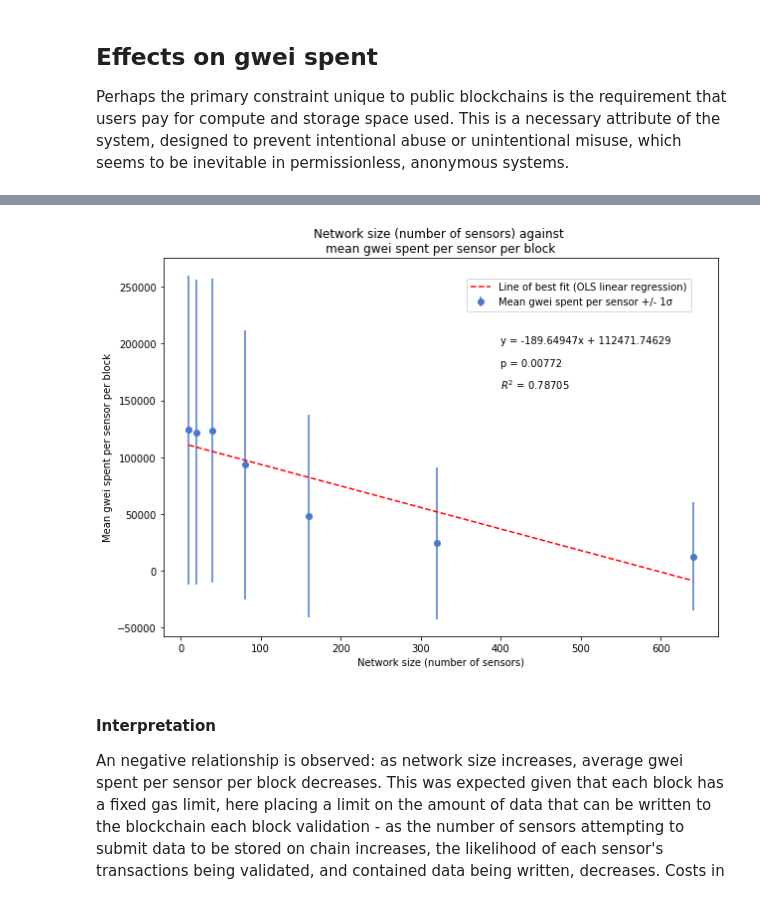
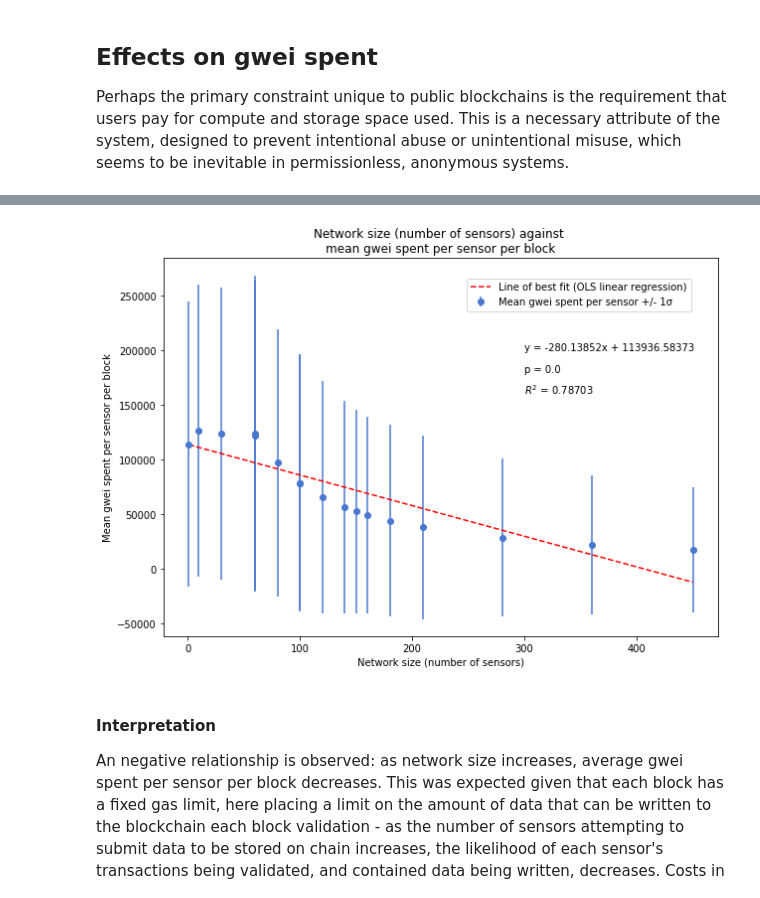
Before and after one commit to johnx25bd/ucl-dissertation, a Jupyter notebook: models/abm/in-development/connected_network/SensorBlockchainNetwork-analyze.ipynb, the cells around one changed output, grey strips where cells are left out. Saved outputs shown, nothing was run; the diff lists cells and outputs as text; code cells hidden in the pictures.

Commit message:
Built out analyses ... visualizing IVs effects on DVs. Tomorrow output graphics and start the final write-up of results ... unless another model run is required.

```diff
--- a/models/abm/in-development/connected_network/SensorBlockchainNetwork-analyze.ipynb
+++ b/models/abm/in-development/connected_network/SensorBlockchainNetwork-analyze.ipynb
@@ -37,17 +54 @@ files = [file for file in os.listdir('./data/runs') if 'pickles' not in file and
 model_dataframes = {}
-# %%
-for file in files:
-
-    try:
-
-        f = open('./data/runs/' + file, 'rb')
-        dfs = pickle.load(f)
-        f.close()
-
-        model_df = dfs['batch_model_df']
-        calculate_summary_stats_from_agent_vars_dfs(model_df)
-
-        model_dataframes[file.replace('.pkl', '')] = model_df
-
-    except:
-        print(file)
@@ -55,0 +55,4 @@ batch_run_1_record_freq.pkl
+# %%
+for file in files:
+
+    model_dataframes[file.replace('.pkl', '')] = get_model_vars_df_from_pickle('./data/run-3/' + file)
@@ -62,3 +68,8 @@ num_sensors_model_df = dataframes['batch_run_1_num_sensors']['batch_model_df']
+# %%
+num_sensors_model_df = model_dataframes['batch_run_1_num_sensors']
+num_sensors_model_df_2 = get_model_vars_df_from_pickle('./data/run-3/batch_run_60-200_sweep_sensors.pkl')
+# %%
+num_sensors_model_df = pd.concat([num_sensors_model_df, num_sensors_model_df_2]).sort_values('num_sensors').reset_index().drop('index', axis=1)
 # %%
 pearson_corr(num_sensors_model_df, 'num_sensors', 'mining_mean')
 # %% [output]
@@ -323,20 +358,20 @@ y_lobf_gwei = [x_lobf_gwei[0] * gradient_gwei + intercept_gwei, x_lobf_gwei[1] *
 # %%
 
 # Visualizing observations and OLS regression
 plt.figure(figsize=(10,7))
 plt.errorbar(num_sensors_model_df['num_sensors'], num_sensors_model_df['gwei_spent_mean'], yerr=num_sensors_model_df['gwei_spent_std'], fmt='o', label="Mean gwei spent per sensor +/- 1σ ")
 plt.plot(x_lobf_gwei, y_lobf_gwei, 'r--', label="Line of best fit (OLS linear regression)" )
 plt.legend(bbox_to_anchor=(0.96, 0.96))
-plt.text(400, 200000, "y = " + str(round(gradient_gwei, 5)) + 'x + ' + str(round(intercept_gwei, 5)))
-plt.text(400,180000,"p = " + str(round(pval_gwei, 5)))
-plt.text(400,160000,r"$R^2$ = " + str(round(rsquared_gwei, 5)))
+plt.text(300, 200000, "y = " + str(round(gradient_gwei, 5)) + 'x + ' + str(round(intercept_gwei, 5)))
+plt.text(300,180000,"p = " + str(round(pval_gwei, 5)))
+plt.text(300,160000,r"$R^2$ = " + str(round(rsquared_gwei, 5)))
 
 # add Rsquared, MSE, p-value
 _ = plt.xlabel('Network size (number of sensors)')
 _ = plt.ylabel('Mean gwei spent per sensor per block')
 _ = plt.title("Network size (number of sensors) against \nmean gwei spent per sensor per block")
 # %% [output]
-[figure, old version]
+[figure, new version]
 # %% [markdown]
 #### Interpretation
 
```
Also changed, not shown: parts of 46 cells of this notebook, 20 other files.
